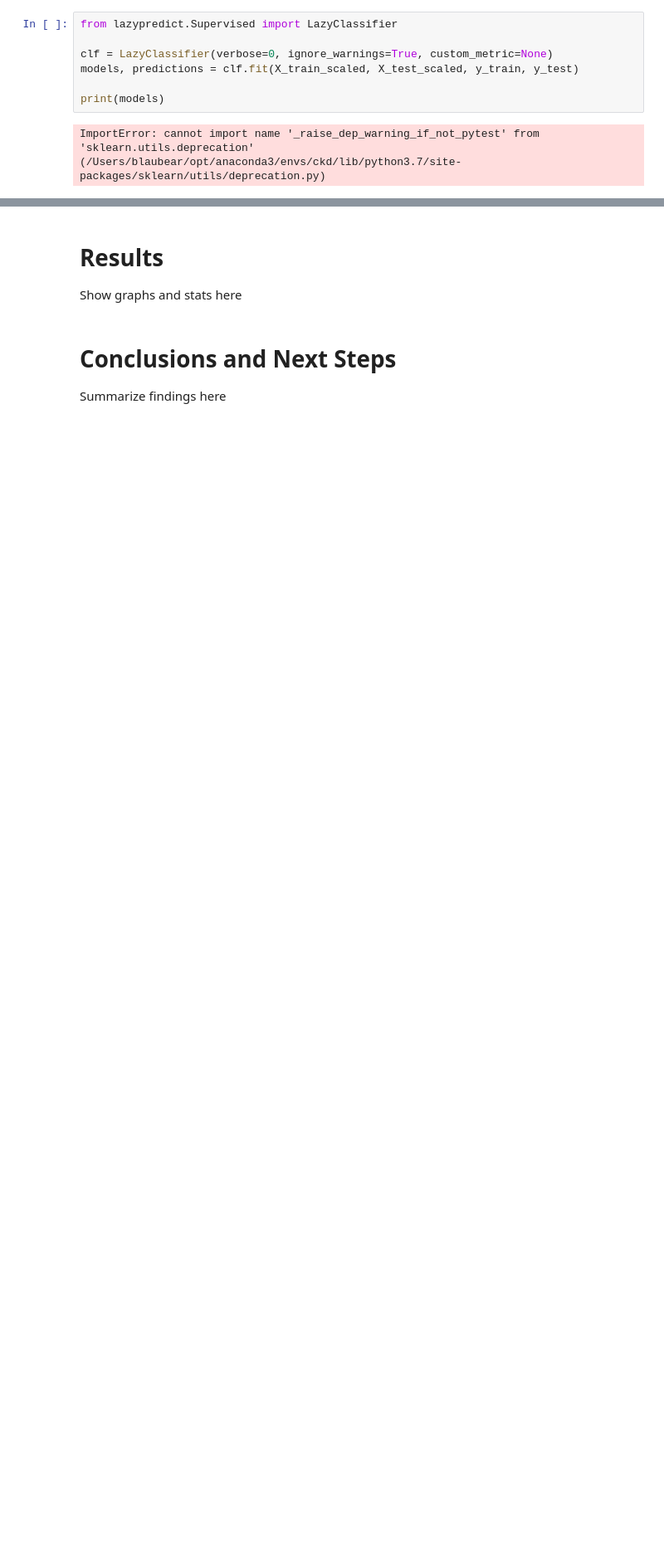
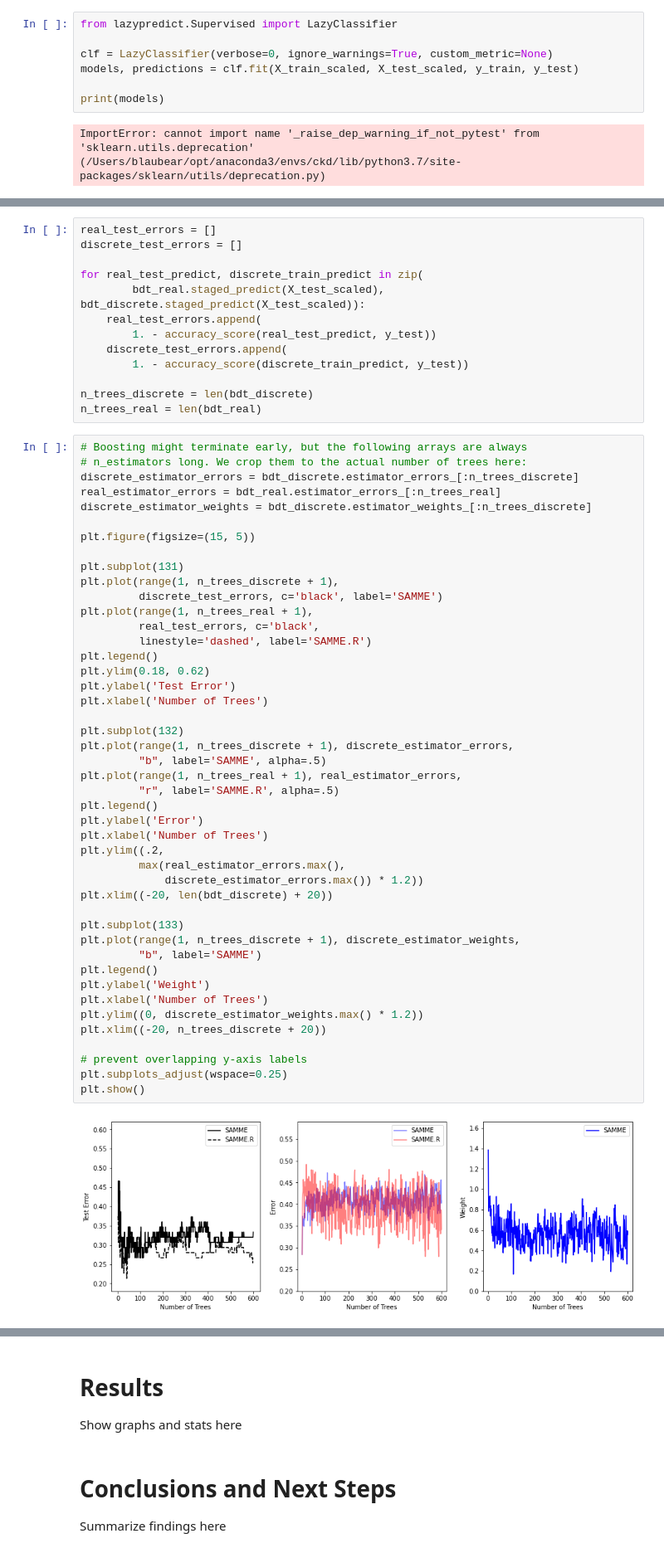
Before and after one commit to choikwun/ckd_assignment, a Jupyter notebook: ckd.ipynb, the cells around one changed output, grey strips where cells are left out. Shown at 83% size. Drawn from its saved outputs; the diff is of its cells as text; blank space fills up the shorter version.

```diff
--- a/ckd.ipynb
+++ b/ckd.ipynb
@@ -433,0 +485,60 @@ plt.show()
+# %%
+real_test_errors = []
+discrete_test_errors = []
+
+for real_test_predict, discrete_train_predict in zip(
+        bdt_real.staged_predict(X_test_scaled), bdt_discrete.staged_predict(X_test_scaled)):
+    real_test_errors.append(
+        1. - accuracy_score(real_test_predict, y_test))
+    discrete_test_errors.append(
+        1. - accuracy_score(discrete_train_predict, y_test))
+
+n_trees_discrete = len(bdt_discrete)
+n_trees_real = len(bdt_real)
+# %%
+# Boosting might terminate early, but the following arrays are always
+# n_estimators long. We crop them to the actual number of trees here:
+discrete_estimator_errors = bdt_discrete.estimator_errors_[:n_trees_discrete]
+real_estimator_errors = bdt_real.estimator_errors_[:n_trees_real]
+discrete_estimator_weights = bdt_discrete.estimator_weights_[:n_trees_discrete]
+
+plt.figure(figsize=(15, 5))
+
+plt.subplot(131)
+plt.plot(range(1, n_trees_discrete + 1),
+         discrete_test_errors, c='black', label='SAMME')
+plt.plot(range(1, n_trees_real + 1),
+         real_test_errors, c='black',
+         linestyle='dashed', label='SAMME.R')
+plt.legend()
+plt.ylim(0.18, 0.62)
+plt.ylabel('Test Error')
+plt.xlabel('Number of Trees')
+
+plt.subplot(132)
+plt.plot(range(1, n_trees_discrete + 1), discrete_estimator_errors,
+         "b", label='SAMME', alpha=.5)
+plt.plot(range(1, n_trees_real + 1), real_estimator_errors,
+         "r", label='SAMME.R', alpha=.5)
+plt.legend()
+plt.ylabel('Error')
+plt.xlabel('Number of Trees')
+plt.ylim((.2,
+         max(real_estimator_errors.max(),
+             discrete_estimator_errors.max()) * 1.2))
+plt.xlim((-20, len(bdt_discrete) + 20))
+
+plt.subplot(133)
+plt.plot(range(1, n_trees_discrete + 1), discrete_estimator_weights,
+         "b", label='SAMME')
+plt.legend()
+plt.ylabel('Weight')
+plt.xlabel('Number of Trees')
+plt.ylim((0, discrete_estimator_weights.max() * 1.2))
+plt.xlim((-20, n_trees_discrete + 20))
+
+# prevent overlapping y-axis labels
+plt.subplots_adjust(wspace=0.25)
+plt.show()
+# %% [output]
+[figure, added]
```
Also changed, not shown: parts of 10 cells of this notebook.
